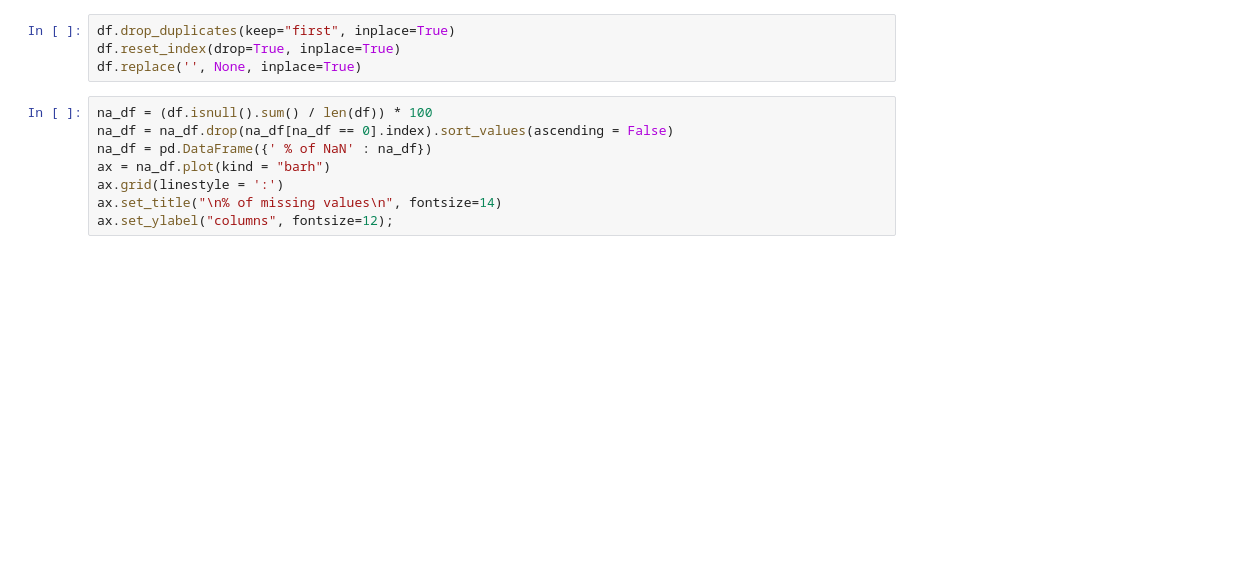
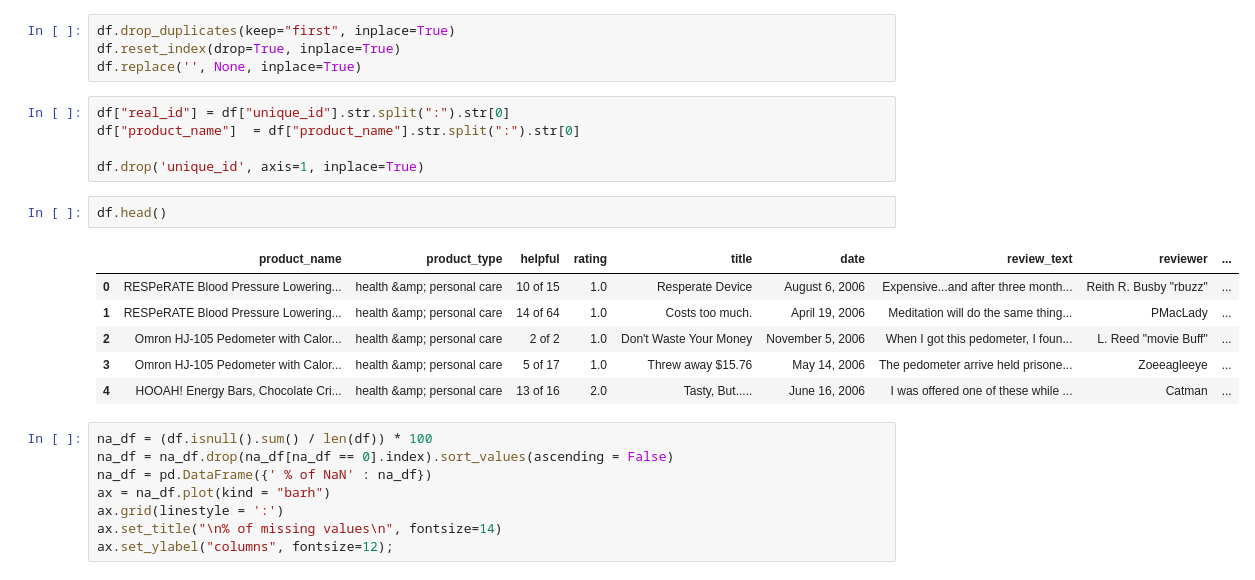
Before and after one commit to LM1997610/DMT, a Jupyter notebook: Untitled4.ipynb, the cells around one changed output. Saved outputs shown, nothing was run; the diff lists cells and outputs as text; blank space fills up the shorter version.

```diff
--- a/Untitled4.ipynb
+++ b/Untitled4.ipynb
@@ -40,6 +46,20 @@ set(df.rating)
 df.drop_duplicates(keep="first", inplace=True)
 df.reset_index(drop=True, inplace=True)
 df.replace('', None, inplace=True)
+# %%
+df["real_id"] = df["unique_id"].str.split(":").str[0]
+df["product_name"]  = df["product_name"].str.split(":").str[0]
+
+df.drop('unique_id', axis=1, inplace=True)
+# %%
+df.head()
+# %% [output]
+|  | product_name | product_type | helpful | rating | title | date | review_text | reviewer | ... |
+| 0 | RESPeRATE Blood Pressure Lowering... | health &amp; personal care | 10 of 15 | 1.0 | Resperate Device | August 6, 2006 | Expensive...and after three month... | Reith R. Busby "rbuzz" | ... |
+| 1 | RESPeRATE Blood Pressure Lowering... | health &amp; personal care | 14 of 64 | 1.0 | Costs too much. | April 19, 2006 | Meditation will do the same thing... | PMacLady | ... |
+| 2 | Omron HJ-105 Pedometer with Calor... | health &amp; personal care | 2 of 2 | 1.0 | Don't Waste Your Money | November 5, 2006 | When I got this pedometer, I foun... | L. Reed "movie Buff" | ... |
+| 3 | Omron HJ-105 Pedometer with Calor... | health &amp; personal care | 5 of 17 | 1.0 | Threw away $15.76 | May 14, 2006 | The pedometer arrive held prisone... | Zoeeagleeye | ... |
+| 4 | HOOAH! Energy Bars, Chocolate Cri... | health &amp; personal care | 13 of 16 | 2.0 | Tasty, But..... | June 16, 2006 | I was offered one of these while ... | Catman | ... |
 # %%
 na_df = (df.isnull().sum() / len(df)) * 100
 na_df = na_df.drop(na_df[na_df == 0].index).sort_values(ascending = False)
```
Also changed, not shown: parts of 28 cells of this notebook.
